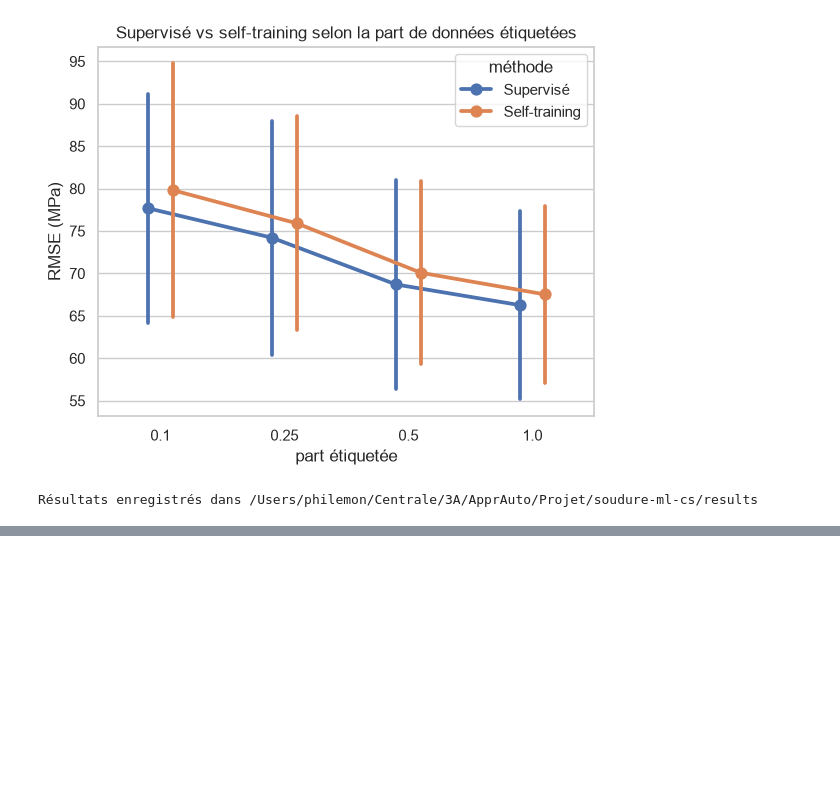
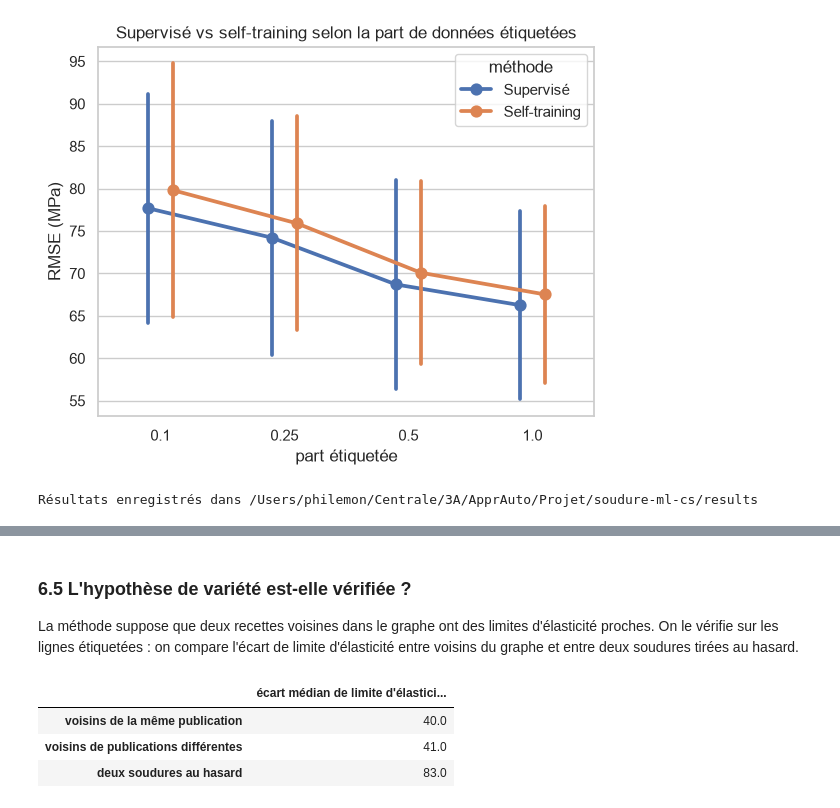
Before and after one commit to hiboujoyeux/soudure-ml-cs, a Jupyter notebook: notebooks/03_modeles_limite_elasticite.ipynb, the cells around one changed output, grey strips where cells are left out. Saved outputs shown, nothing was run; the diff lists cells and outputs as text; code cells hidden in the pictures; blank space fills up the shorter version.

```diff
--- a/notebooks/03_modeles_limite_elasticite.ipynb
+++ b/notebooks/03_modeles_limite_elasticite.ipynb
@@ -499,0 +478,18 @@ modèle retenu pour formuler des recommandations.
+# %%
+key = welddb.COMPOSITION + welddb.PROCESS_NUM + welddb.PROCESS_CAT
+recipes = df[key].astype(str).apply(tuple, axis=1)
+distinct = df.iloc[unlab_idx].drop_duplicates(subset=key)
+novel = distinct[~recipes.loc[distinct.index].isin(set(recipes.iloc[lab_idx]))]
+print(f"Lignes non étiquetées : {len(unlab_idx)}, recettes distinctes : {len(distinct)}, "
+      f"recettes absentes des lignes étiquetées : {len(novel)}")
+print(f"  dont issues de publications sans aucune limite d'élasticité : "
+      f"{(~novel['publication'].isin(set(g_all[lab_idx]))).sum()}")
+
+# Distance au plus proche voisin étiqueté, dans l'espace standardisé des entrées
+prep = preprocessing.make_preprocessor().fit(X_all.iloc[lab_idx])
+Z_lab = prep.transform(X_all.iloc[lab_idx])
+nn = NearestNeighbors(n_neighbors=2).fit(Z_lab)
+d_lab = nn.kneighbors(Z_lab)[0][:, 1]  # le 1er voisin est la ligne elle-même
+d_new = nn.kneighbors(prep.transform(X_all.loc[novel.index]))[0][:, 0]
+print(f"Distance médiane au plus proche voisin étiqueté : {np.median(d_lab):.2f} (lignes étiquetées), "
+      f"{np.median(d_new):.2f} (recettes nouvelles non étiquetées)")
@@ -499,0 +673,21 @@ modèle retenu pour formuler des recommandations.
+# %% [markdown]
+### 6.5 L'hypothèse de variété est-elle vérifiée ?
+
+La méthode suppose que deux recettes voisines dans le graphe ont des limites d'élasticité
+proches. On le vérifie sur les lignes étiquetées : on compare l'écart de limite
+d'élasticité entre voisins du graphe et entre deux soudures tirées au hasard.
+# %%
+W = kneighbors_graph(Z_lab, 10, include_self=False).tocoo()
+y_lab, g_lab = y_all[lab_idx], g_all[lab_idx]
+gap = np.abs(y_lab[W.row] - y_lab[W.col])
+same_pub = g_lab[W.row] == g_lab[W.col]
+a, b = np.random.default_rng(0).integers(0, len(y_lab), (2, 20000))
+pd.Series({"voisins de la même publication": np.median(gap[same_pub]),
+           "voisins de publications différentes": np.median(gap[~same_pub]),
+           "deux soudures au hasard": np.median(np.abs(y_lab[a] - y_lab[b]))},
+          name="écart médian de limite d'élasticité (MPa)").round(0).to_frame()
+# %% [output]
+|  | écart médian de limite d'élastici... |
+| voisins de la même publication | 40.0 |
+| voisins de publications différentes | 41.0 |
+| deux soudures au hasard | 83.0 |
```
Also changed, not shown: parts of 13 cells of this notebook, 3 other files.
